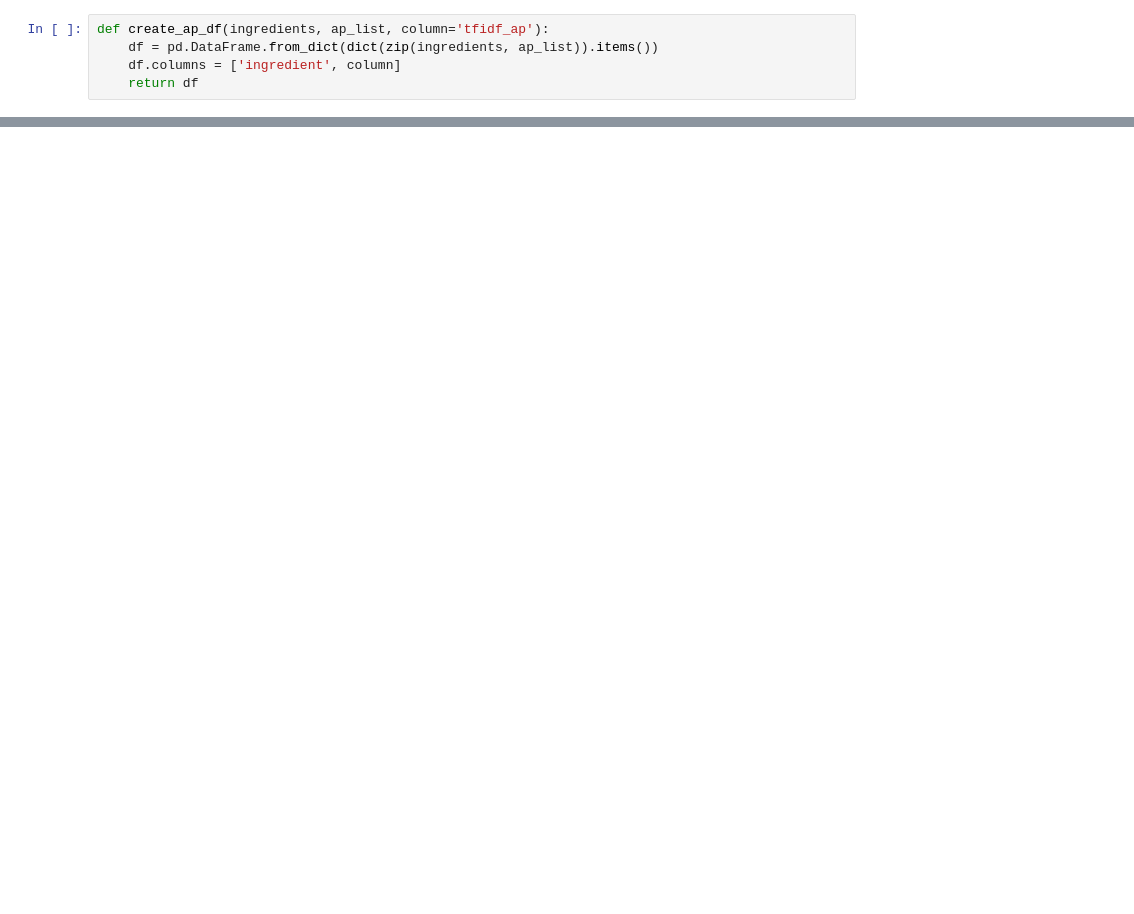
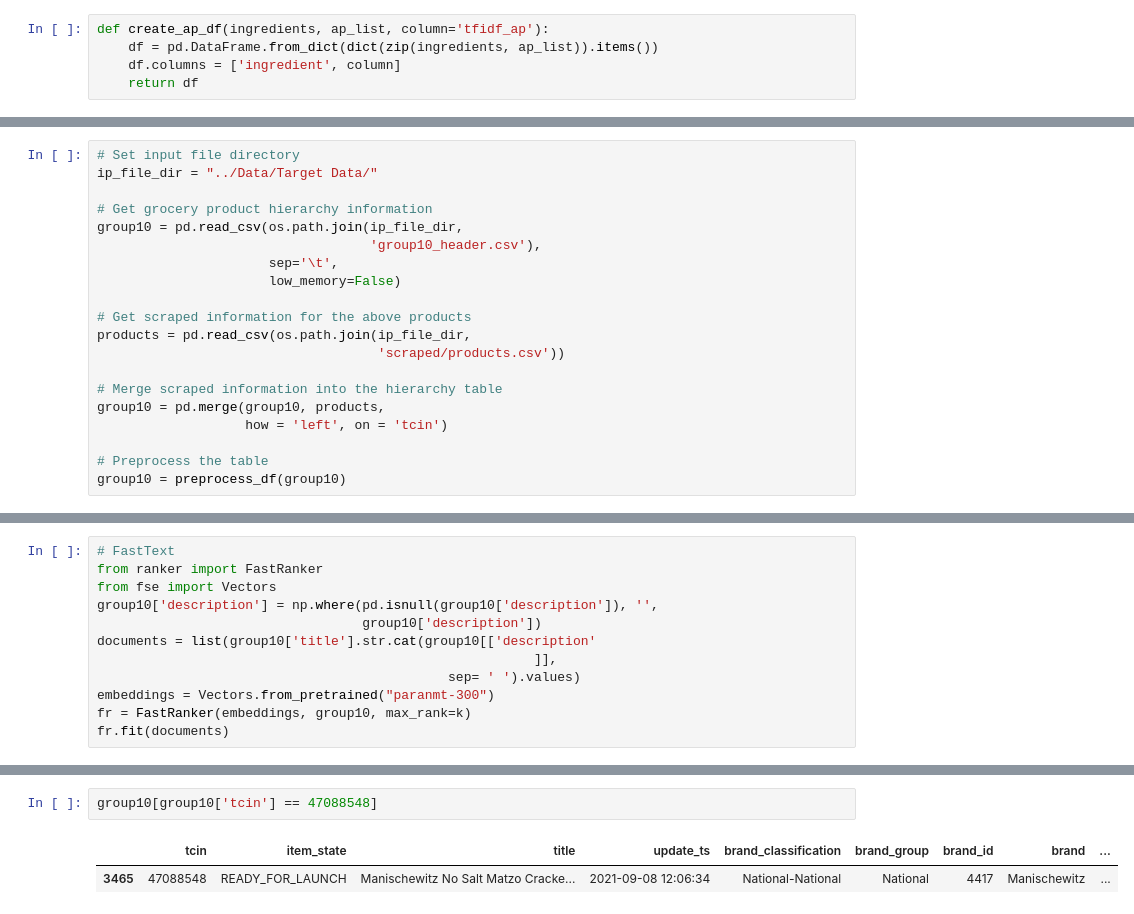
Before and after one commit to dianewoodbridge/target_recipe_project, a Jupyter notebook: code/notebook/search_evaluation.ipynb, the cells around one changed output, grey strips where cells are left out. Drawn from its saved outputs; the diff is of its cells as text; blank space fills up the shorter version.

```diff
--- a/code/notebook/search_evaluation.ipynb
+++ b/code/notebook/search_evaluation.ipynb
@@ -469,0 +25,20 @@ df_final
+# %%
+# Set input file directory
+ip_file_dir = "../Data/Target Data/"
+
+# Get grocery product hierarchy information
+group10 = pd.read_csv(os.path.join(ip_file_dir,
+                                   'group10_header.csv'),
+                      sep='\t',
+                      low_memory=False)
+
+# Get scraped information for the above products
+products = pd.read_csv(os.path.join(ip_file_dir,
+                                    'scraped/products.csv'))
+
+# Merge scraped information into the hierarchy table
+group10 = pd.merge(group10, products,
+                   how = 'left', on = 'tcin')
+
+# Preprocess the table
+group10 = preprocess_df(group10)
@@ -469,0 +271,12 @@ df_final
+# %%
+# FastText
+from ranker import FastRanker
+from fse import Vectors
+group10['description'] = np.where(pd.isnull(group10['description']), '',
+                                  group10['description'])
+documents = list(group10['title'].str.cat(group10[['description'
+                                                        ]],
+                                             sep= ' ').values)
+embeddings = Vectors.from_pretrained("paranmt-300")
+fr = FastRanker(embeddings, group10, max_rank=k)
+fr.fit(documents)
@@ -469,0 +392,5 @@ df_final
+# %%
+group10[group10['tcin'] == 47088548]
+# %% [output]
+|  | tcin | item_state | title | update_ts | brand_classification | brand_group | brand_id | brand | ... |
+| 3465 | 47088548 | READY_FOR_LAUNCH | Manischewitz No Salt Matzo Cracke... | 2021-09-08 12:06:34 | National-National | National | 4417 | Manischewitz | ... |
```
Also changed, not shown: parts of 43 cells of this notebook, 1 other file.
